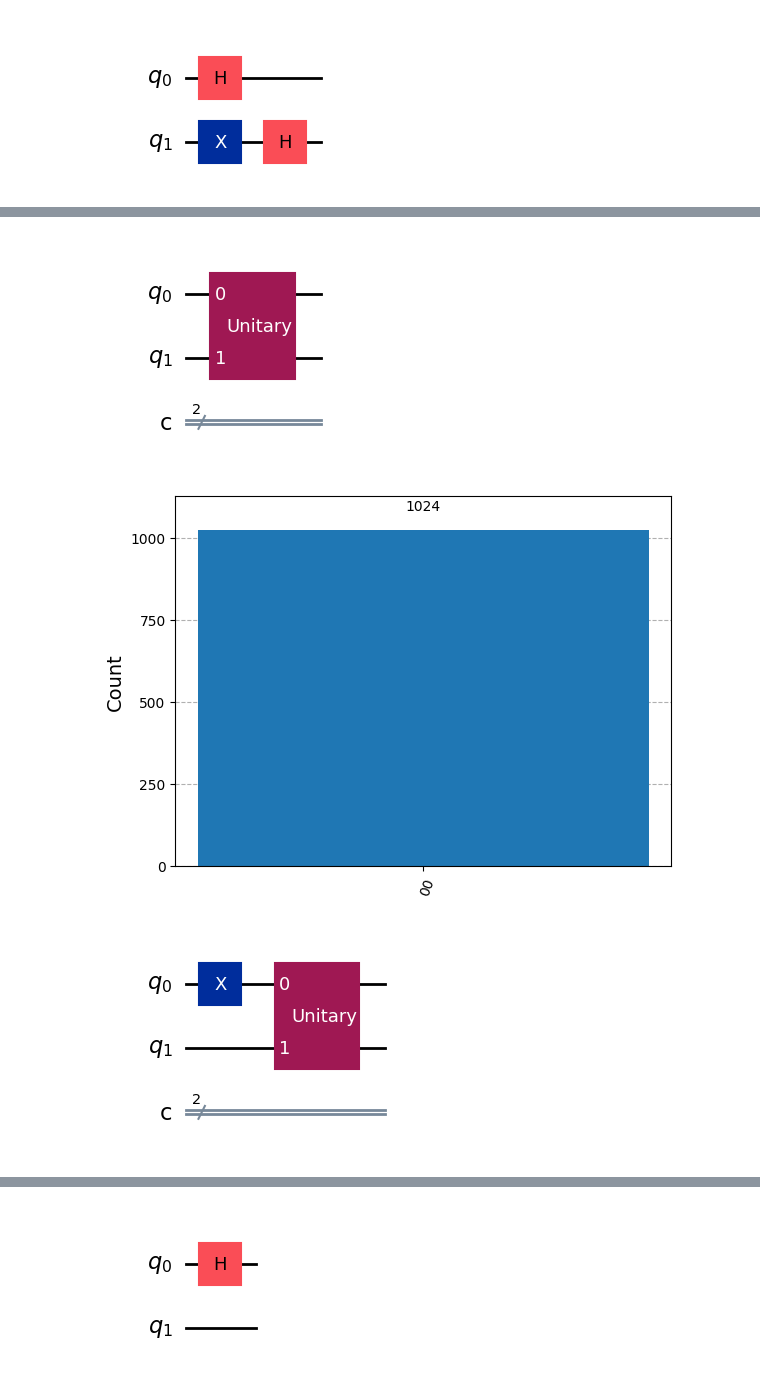
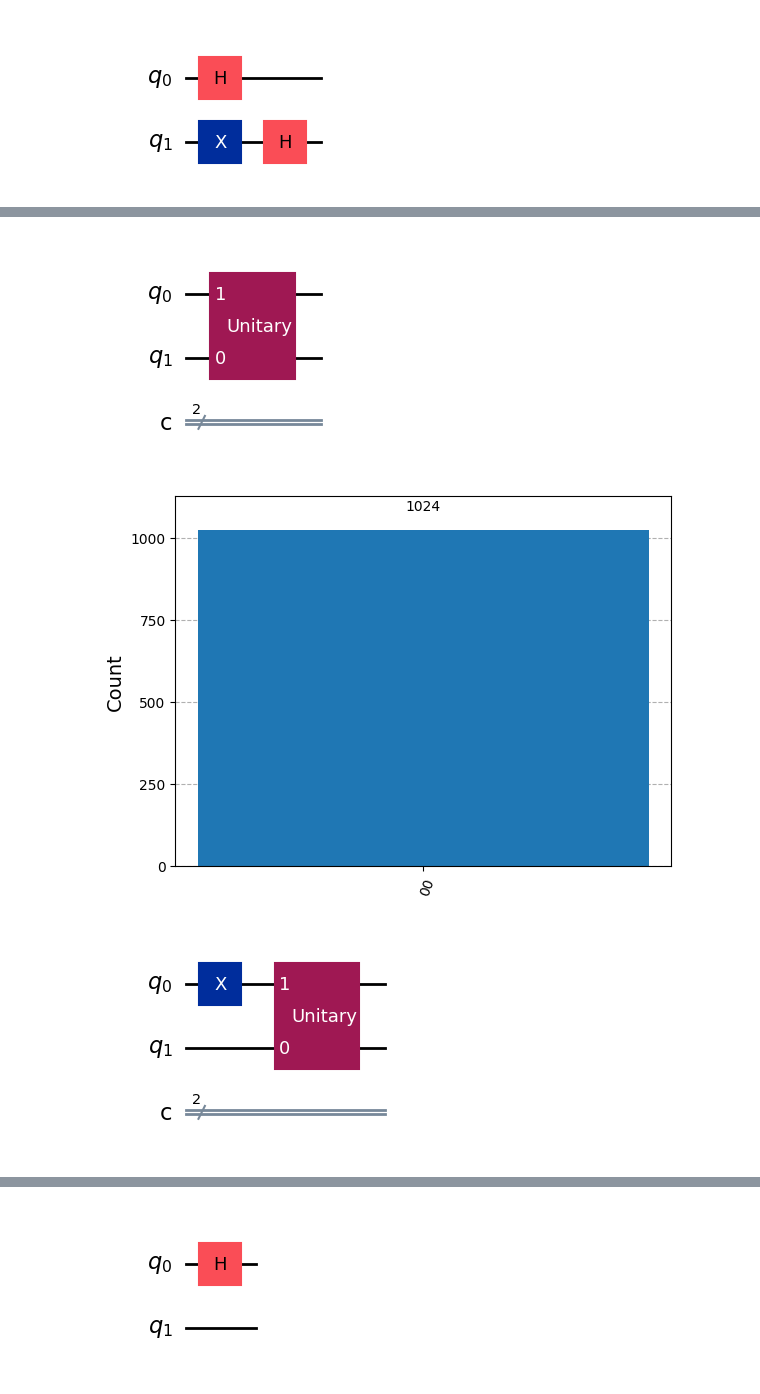
Before and after one commit to Wasberth/quantum-algorithms, a Jupyter notebook: P1 Algoritmo Deutsch/deustsjozsaMatrix.ipynb, the cells around one changed output, grey strips where cells are left out. Saved outputs shown, nothing was run; the diff lists cells and outputs as text; code cells hidden in the pictures.

```diff
--- a/P1 Algoritmo Deutsch/deustsjozsaMatrix.ipynb
+++ b/P1 Algoritmo Deutsch/deustsjozsaMatrix.ipynb
@@ -82,18 +88,19 @@ job2.draw("mpl")
 # %%
 for i in range(2**n):
     testCircuit = QuantumCircuit(2, 2)
     for j in range(n):
         if i & 1<<j:
             testCircuit.x(j)
-    testCircuit.append(UnitaryGate(matrix), range(n+1))
+    #testCircuit.swap(0, 1)
+    testCircuit.append(UnitaryGate(matrix), range(n+1)[::-1])
     #testCircuit.measure(range(2), range(2))
     display(testCircuit.draw("mpl"))
     counts = backend.run(transpile(testCircuit, backend), shots=1024).result().get_counts()
     display(plot_histogram(counts))
 # %% [output]
-[figure, old version]
+[figure, new version]
 [figure]
-[figure, old version]
+[figure, new version]
 [figure]
 # %%
 circuit3 = QuantumCircuit(qr)
```
Also changed, not shown: parts of 5 cells of this notebook, 3 other files.
